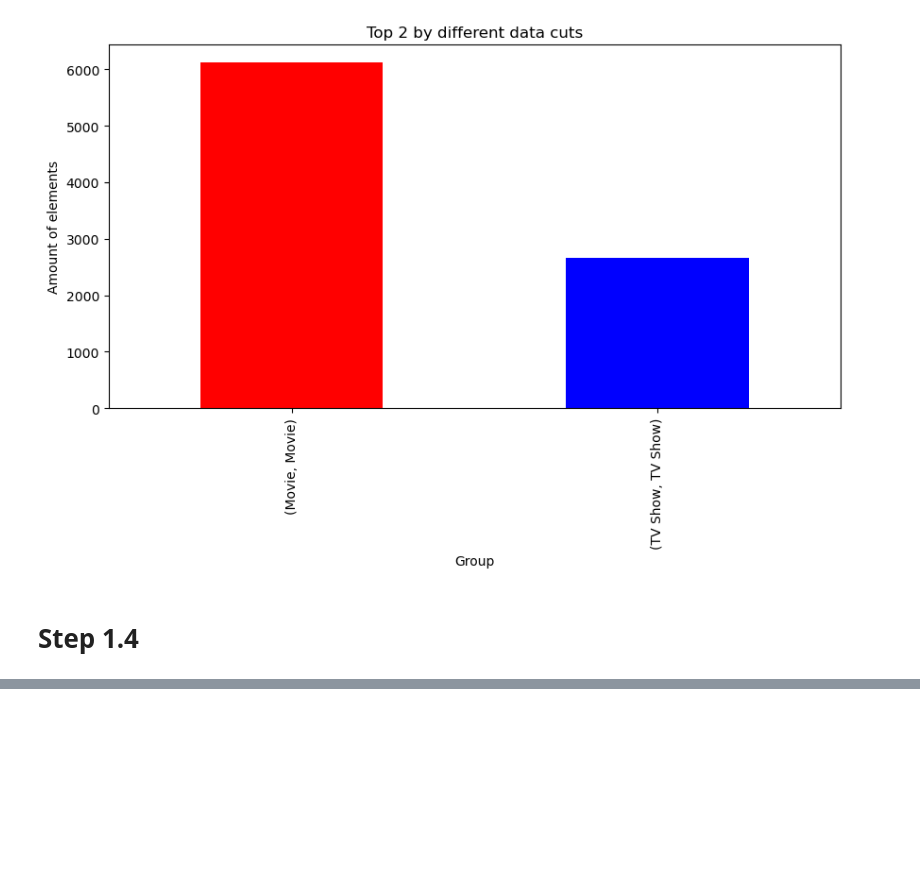
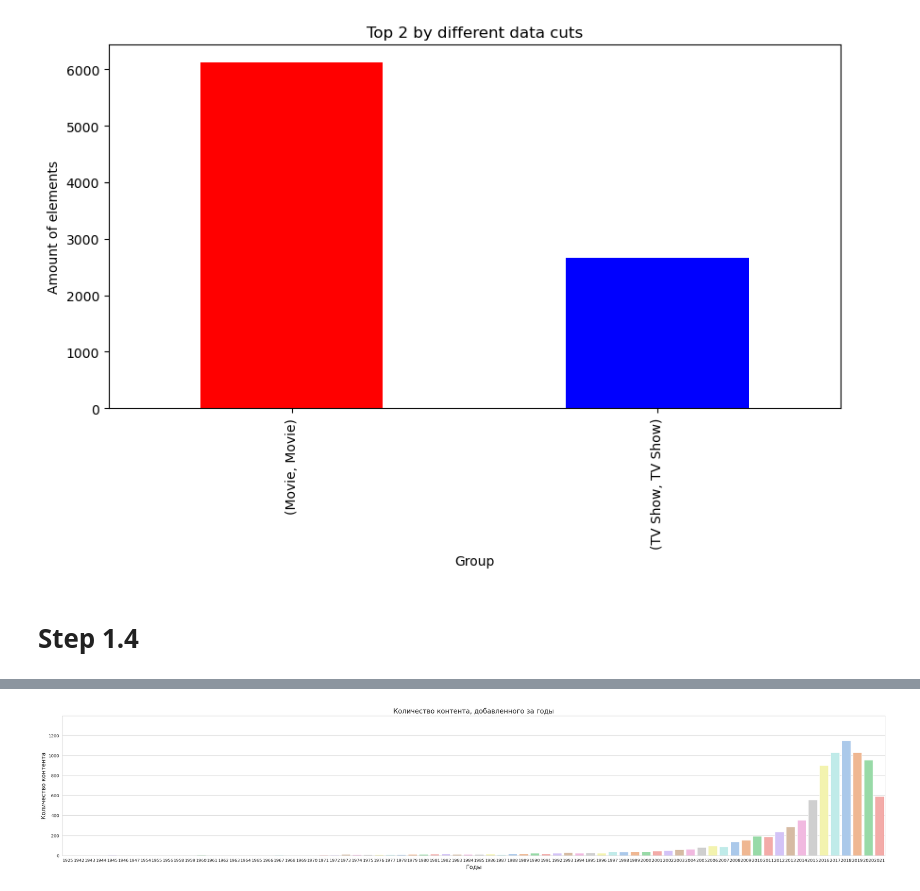
Before and after one commit to DanielXV1/Project-DataBase, a Jupyter notebook: project-database.ipynb, the cells around one changed output, grey strips where cells are left out. Cells and saved outputs as stored; diff of their text form; code cells hidden in the pictures; blank space fills up the shorter version.

Commit message:
Kaggle Notebook | Project DataBase | Version 21

```diff
--- a/project-database.ipynb
+++ b/project-database.ipynb
@@ -371,0 +311,23 @@ TypeError: no numeric data to plot
+# %%
+import pandas as pd
+import seaborn as sns
+import matplotlib.pyplot as plt
+
+# Загружаем датасет
+df = pd.read_csv('/kaggle/input/netflix-data-cleaning-analysis-and-visualization/netflix1.csv')
+
+# Группируем данные по году и вычисляем количество записей для каждого года
+year_counts = df.groupby(df['release_year'])['show_id'].count().reset_index()
+
+# Создаем график
+sns.set_style("whitegrid")
+sns.set_palette("pastel")
+plt.figure(figsize=(35,6))
+sns.countplot(x='release_year', data= df, palette="pastel")
+plt.title("Количество контента, добавленного за годы", fontsize=16)
+plt.xlabel("Годы", fontsize=14)
+plt.ylabel("Количество контента", fontsize=14)
+plt.ylim(0, max(year_counts['show_id'])+250)
+plt.show()
+# %% [output]
+[figure, added]
```
Also changed, not shown: parts of 2 cells of this notebook.
